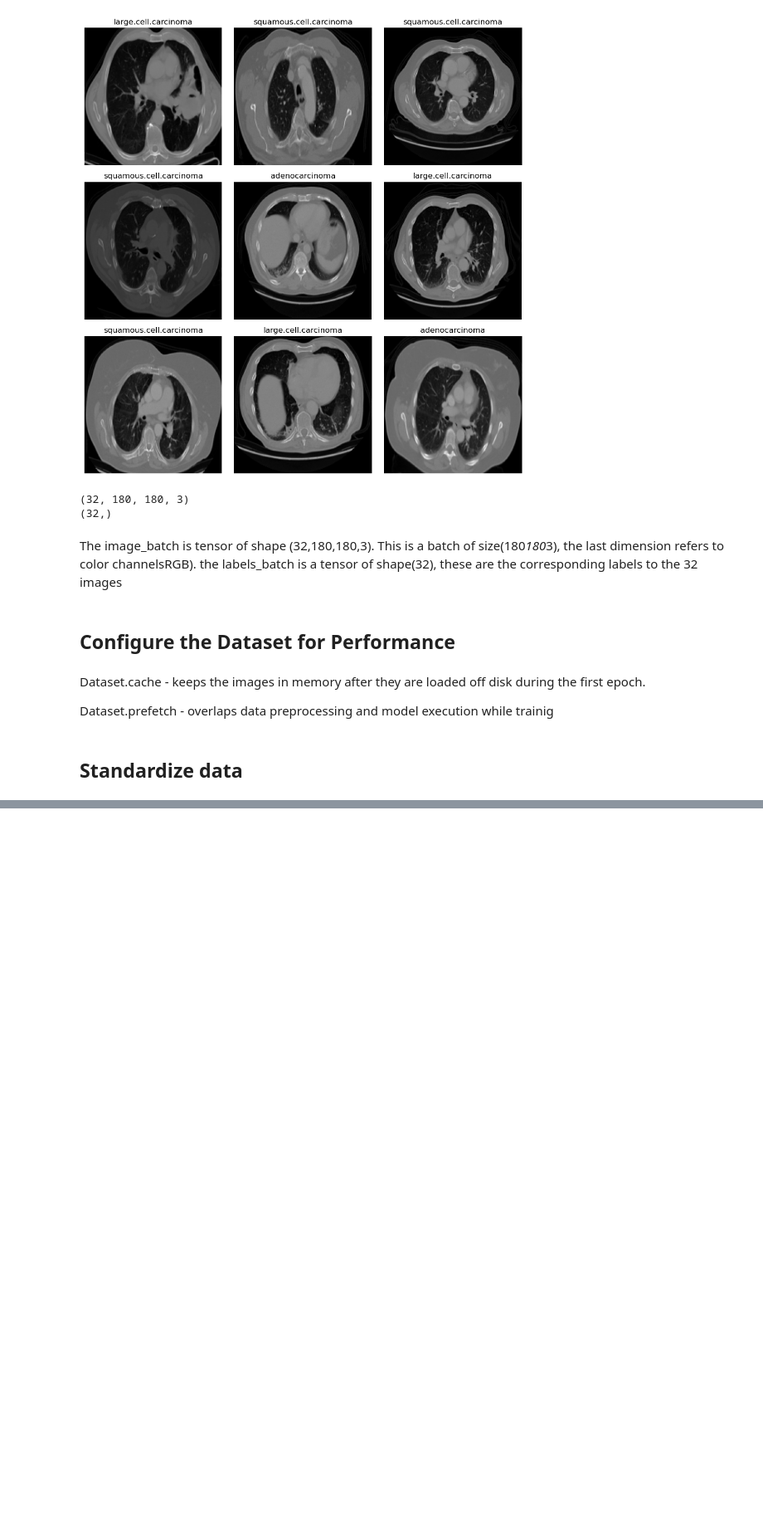
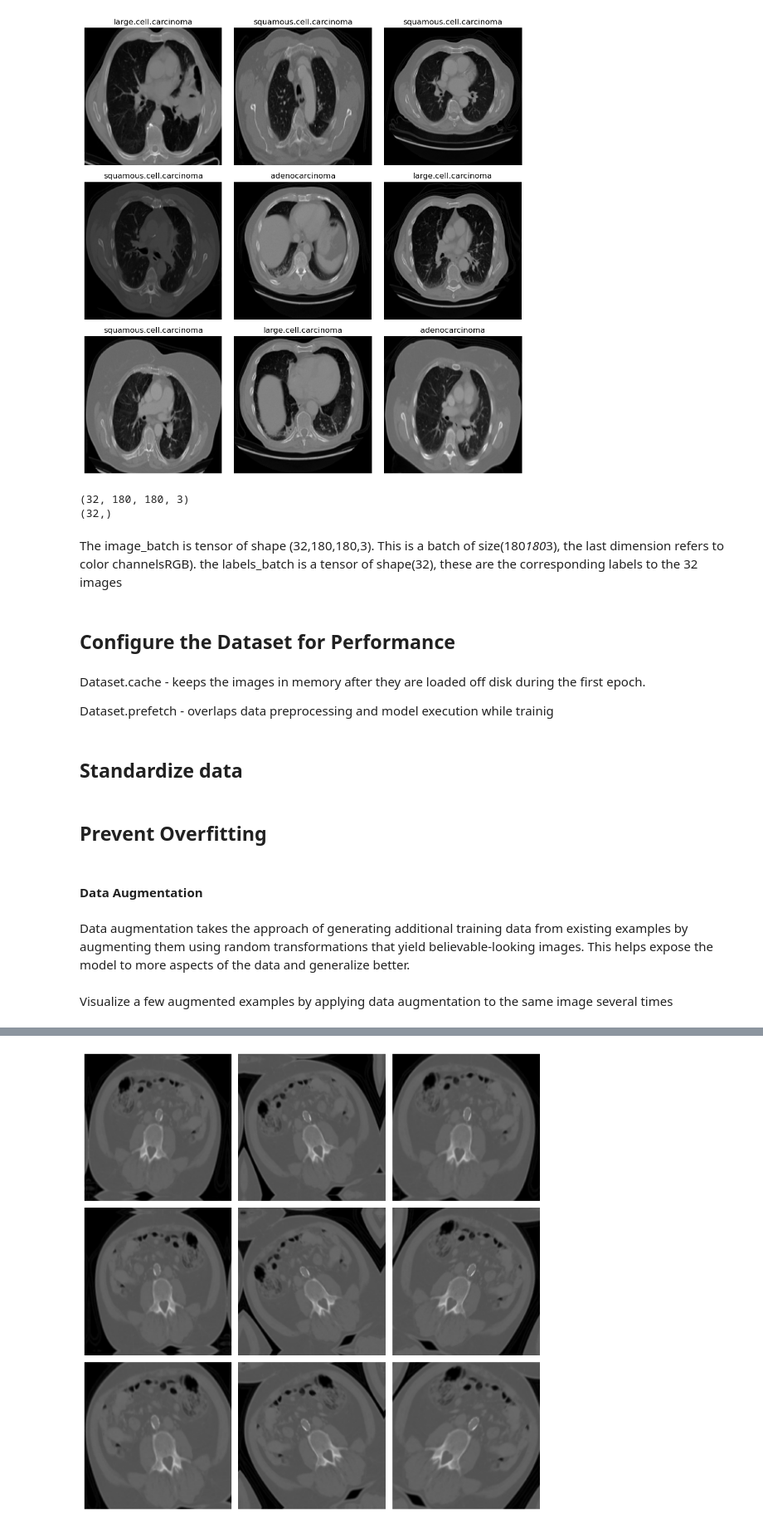
Before and after one commit to AiJared/Lung-Cancer-Detection, a Jupyter notebook: Lung Cancer Detection.ipynb, the cells around one changed output, grey strips where cells are left out. Shown at 83% size. Cells and saved outputs as stored; diff of their text form; code cells hidden in the pictures; blank space fills up the shorter version.

Commit message:
data augmentation

```diff
--- a/Lung Cancer Detection.ipynb
+++ b/Lung Cancer Detection.ipynb
@@ -113,3 +113,30 @@ val_ds = val_ds.cache().prefetch(buffer_size=AUTOTUNE)
 ## Standardize data
 # %%
 normalization_layer = layers.Rescaling(1./255)
+# %% [markdown]
+## Prevent Overfitting
+# %% [markdown]
+#### Data Augmentation
+# %% [markdown]
+Data augmentation takes the approach of generating additional training data from existing examples by augmenting them using random transformations that yield believable-looking images. This helps expose the model to more aspects of the data and generalize better.
+# %%
+data_augmentation = keras.Sequential([
+    layers.RandomFlip("horizontal",
+                     input_shape=(img_height,
+                                 img_width,
+                                 3)),
+    layers.RandomRotation(0.1),
+    layers.RandomZoom(0.1)
+])
+# %% [markdown]
+Visualize a few augmented examples by applying data augmentation to the same image several times
+# %%
+plt.figure(figsize=(10,10))
+for images, _ in train_ds.take(1):
+    for i in range(9):
+        augmented_images = data_augmentation(images)
+        ax = plt.subplot(3,3, i+1)
+        plt.imshow(augmented_images[0].numpy().astype('uint8'))
+        plt.axis("off")
+        save_fig("sample_augmented_images")
+# %% [output]
@@ -115,0 +145 @@ normalization_layer = layers.Rescaling(1./255)
+[figure, added]
```
Also changed, not shown: parts of 1 cell of this notebook, 1 other file.
